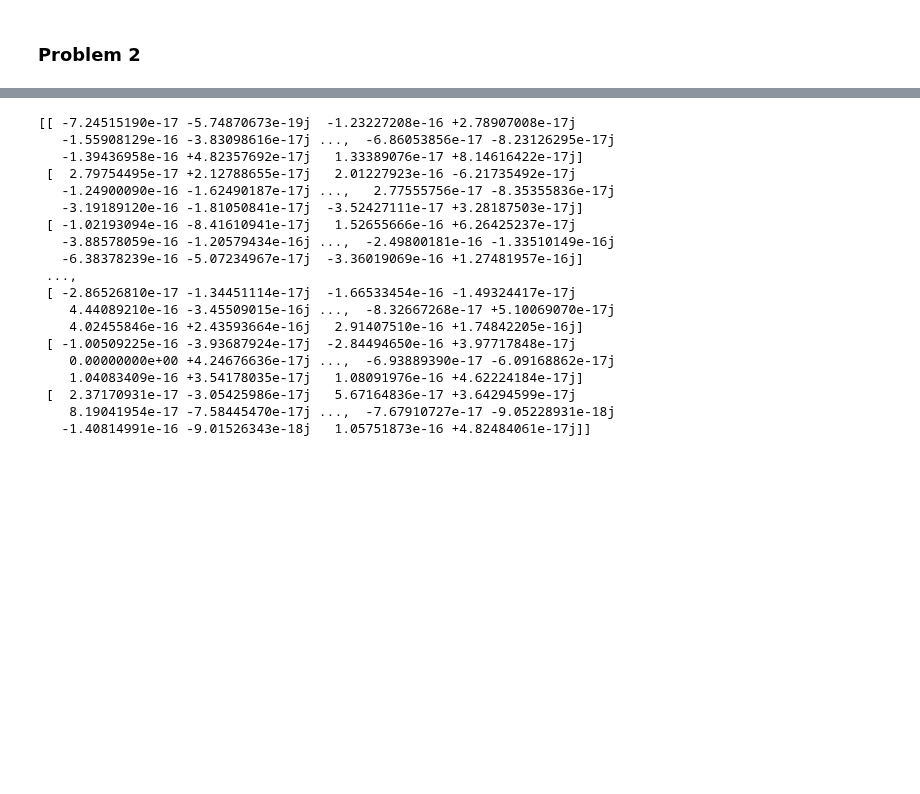
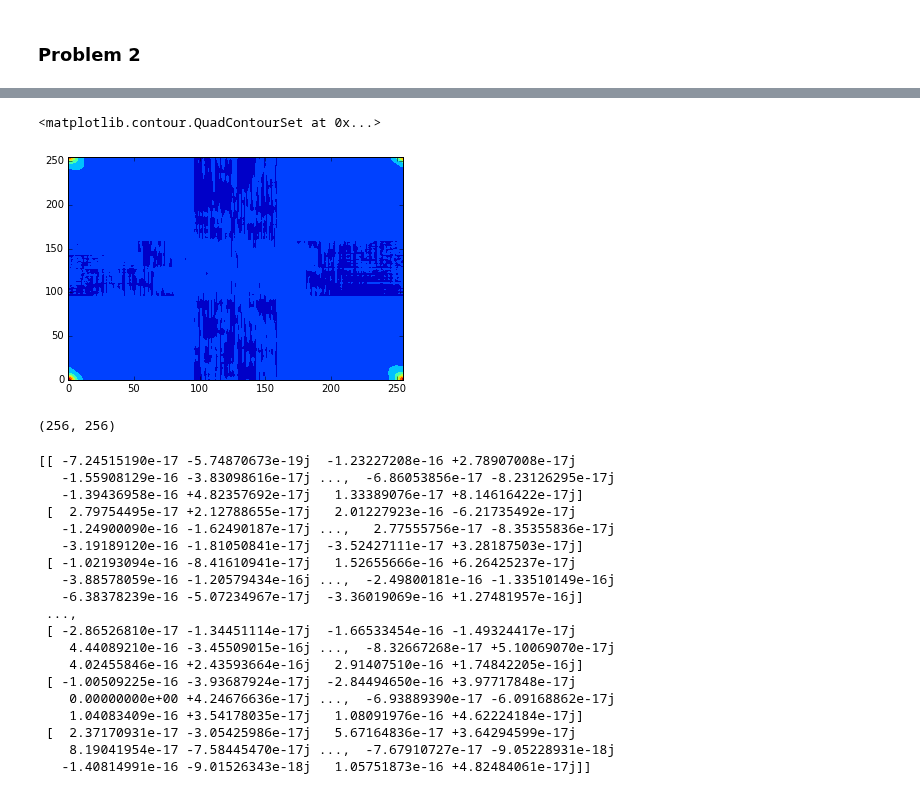
Before and after one commit to mbuchove/notebook-wurk-b, a Jupyter notebook: stats/HW_6_PS.ipynb, the cells around one changed output, grey strips where cells are left out. Drawn from its saved outputs; the diff is of its cells as text; code cells hidden in the pictures; blank space fills up the shorter version.

```diff
--- a/stats/HW_6_PS.ipynb
+++ b/stats/HW_6_PS.ipynb
@@ -185,3 +209,29 @@ psf_data_f = my_fft_2d(psf_data)
+# %%
+#Zero pad data
+model_int = zero_pad_2d(model_int, 256)
+psf_data = zero_pad_2d(psf_data, 256)
+#plt.contourf(model_int)
+#FFT padded data
+model_int_f = np.fft.fft2(model_int)
+psf_data_f = np.fft.fft2(psf_data)
+
+#Do convolution in Fourier space
+conv_f = model_int_f*psf_data_f
+#plt.contourf(conv_f)
+
+#Inverse FFT back
+conv = np.fft.ifft2(conv_f)
+plt.contourf(conv)
+# %% [output]
+<matplotlib.contour.QuadContourSet at 0x...>
+[figure, added]
+# %%
+#Plot convolution
+conv.shape
+#plt.contourf(conv)
+#plt.colorbar()
+# %% [output]
+(256, 256)
 # %%
 t1 = np.linspace(0,2*np.pi,128)
 t2 = np.linspace(0,2*np.pi,128)
```
Also changed, not shown: parts of 16 cells of this notebook.
